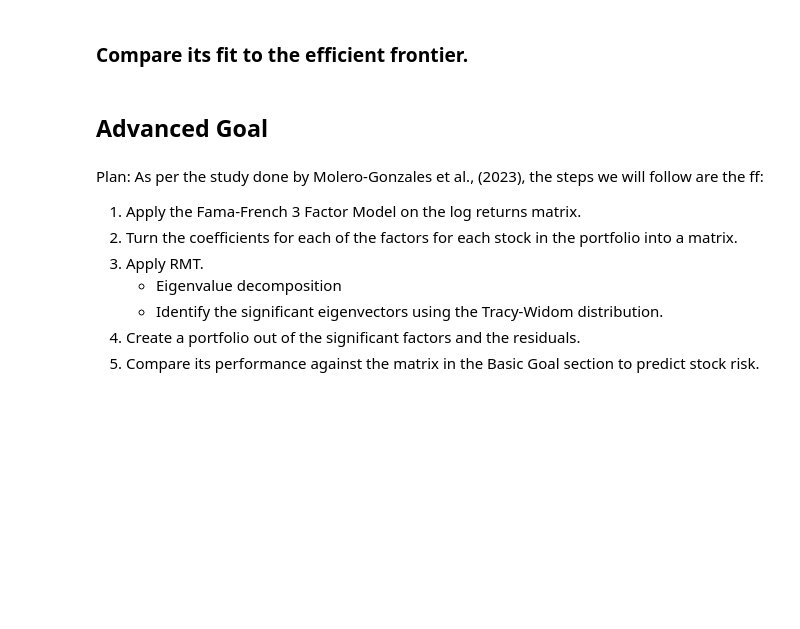
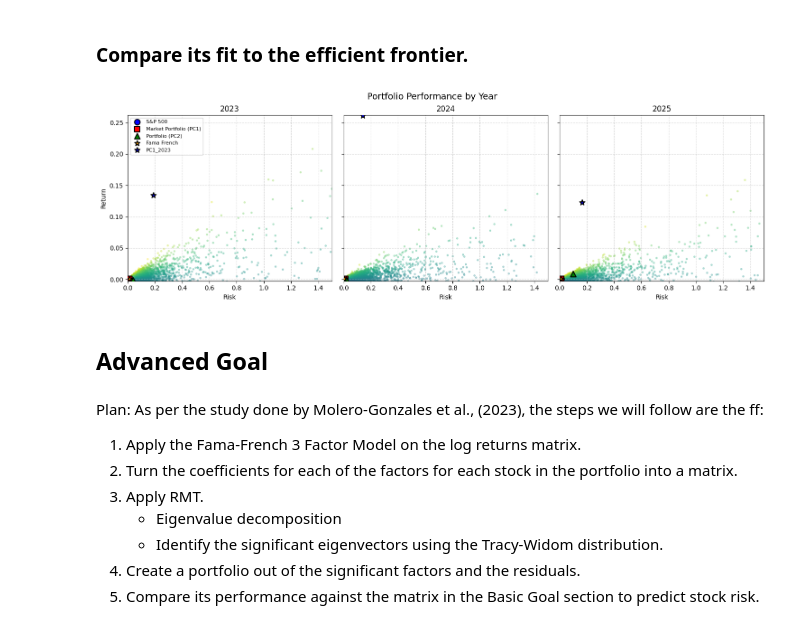
Before and after one commit to donnafaithhh/Fama-Markowitz-Mini-Project, a Jupyter notebook: mini project.ipynb, the cells around one changed output. Saved outputs shown, nothing was run; the diff lists cells and outputs as text; code cells hidden in the pictures; blank space fills up the shorter version.

```diff
--- a/mini project.ipynb
+++ b/mini project.ipynb
@@ -950,14 +960,24 @@ NameError: name 'norm_returns' is not defined
 # %% [markdown]
 ### Check which eigenvectors are significant using Marchenco-Pastur and pick one to use for the portfolio
 # %%
-def do_marchenco(eigvals, eigvecs, year):
-    # Marčenko–Pastur parameters
-    T, N = norm_returns.get_group(year).shape
+import numpy as np
+import matplotlib.pyplot as plt
+
+def do_marchenco(norm_returns, eigvals, eigvecs, year):
+    # Define start and end dates for the year window
+    start_date = f'{int(year) - 1}-08-29'
+    end_date = f'{year}-08-29'
+
+    # Index the returns between start_date and end_date
+    norm_returns_year = norm_returns.loc[start_date:end_date]
+
+    # Compute dimensions for Marčenko–Pastur parameters
+    T, N = norm_returns_year.shape
     q = N / T
     lambda_minus = (1 - np.sqrt(q))**2
     lambda_plus = (1 + np.sqrt(q))**2
 
-    # Define MP PDF
+    # Define Marčenko–Pastur PDF
     def mp_pdf(lmbda, q):
         lm, lp = (1 - np.sqrt(q))**2, (1 + np.sqrt(q))**2
         pdf = np.zeros_like(lmbda)
@@ -968,7 +988,7 @@ def do_marchenco(eigvals, eigvecs, year):
     lambda_grid = np.linspace(0, max(eigvals) * 1.1, 1000)
     mp_density = mp_pdf(lambda_grid, q)
 
-    # plotting
+    # Plot empirical eigenvalue spectrum vs. MP distribution
     plt.figure(figsize=(9, 5))
     plt.hist(eigvals, bins=50, density=True, alpha=0.6, label='Empirical eigenvalues')
     plt.plot(lambda_grid, mp_density, 'r-', lw=2, label='Marčenko–Pastur PDF')
@@ -981,32 +1001,30 @@ def do_marchenco(eigvals, eigvecs, year):
     plt.legend()
     plt.grid(True)
 
-    # force x-axis ticks to integer alignment
+    # Align x-axis ticks to integers
     max_tick = int(np.ceil(max(eigvals)))
     plt.xticks(np.arange(0, max_tick + 1, 1))
 
     plt.tight_layout()
     plt.show()
 
-    # identify significant eigenvalues (above the MP upper bound)
+    # Identify significant eigenvalues (above MP upper bound)
     significant_mask = eigvals > lambda_plus
-
-    # extract those eigenvalues and their corresponding eigenvectors
     significant_eigvals = eigvals[significant_mask]
     significant_eigvecs = eigvecs[:, significant_mask]
 
     print(f"Number of significant eigenvalues: {significant_eigvals.size}")
     print("Significant eigenvalues:")
     print(significant_eigvals)
-
     print("\nShape of corresponding eigenvector matrix:", significant_eigvecs.shape)
     print("(Columns correspond to significant principal components.)")
 
-    # inspect first significant eigenvector
     if significant_eigvals.size > 0:
         print("\nFirst significant eigenvector:")
         print(significant_eigvecs[:, 0])
-    return significant_eigvecs
 
-significant_eigvecs = do_marchenco(eigvals, eigvecs, 2022)
+    return significant_eigvecs[:, -1] if significant_eigvals.size > 0 else None
+
+
+# Example usage
 # %%
@@ -1030,0 +1156,7 @@ pc1_sq_series
+# %%
+# Ensure same column alignment
+portfolio_stats = portfolio_stats[sharpe_df.columns]
+
+# Append (preserving index alignment)
+big_df = pd.concat([sharpe_df, portfolio_stats])
+big_df
@@ -1086,3 +1183,7 @@ plt.show()
+# %%
+plot_portfolio_data_subplots_improved(big_df, closing_df, max_risk = 1.5)
+# %% [output]
+[figure, added]
 # %%
 mean_returns.mean()
 # %% [markdown]
```
Also changed, not shown: parts of 8 cells of this notebook.
